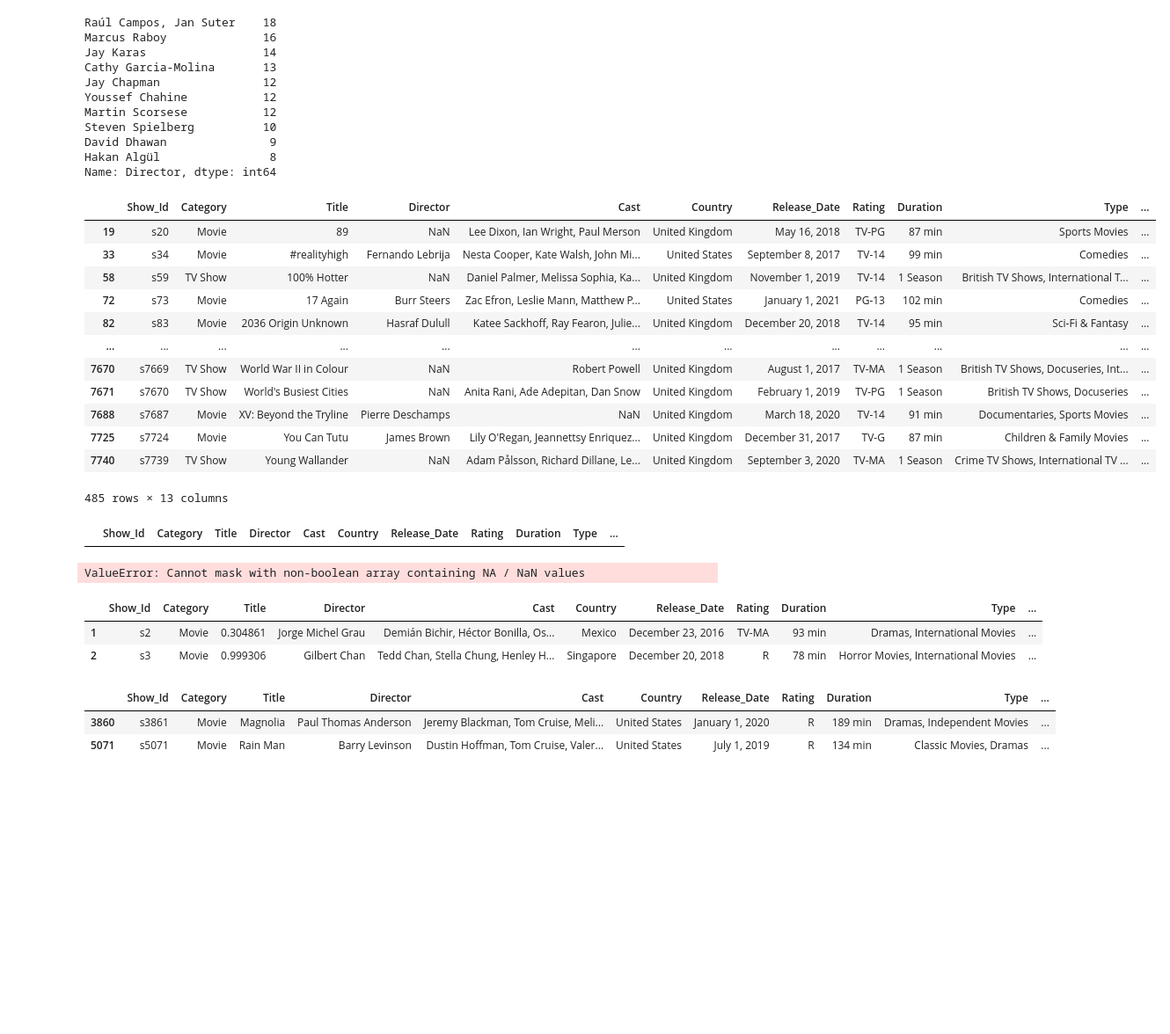
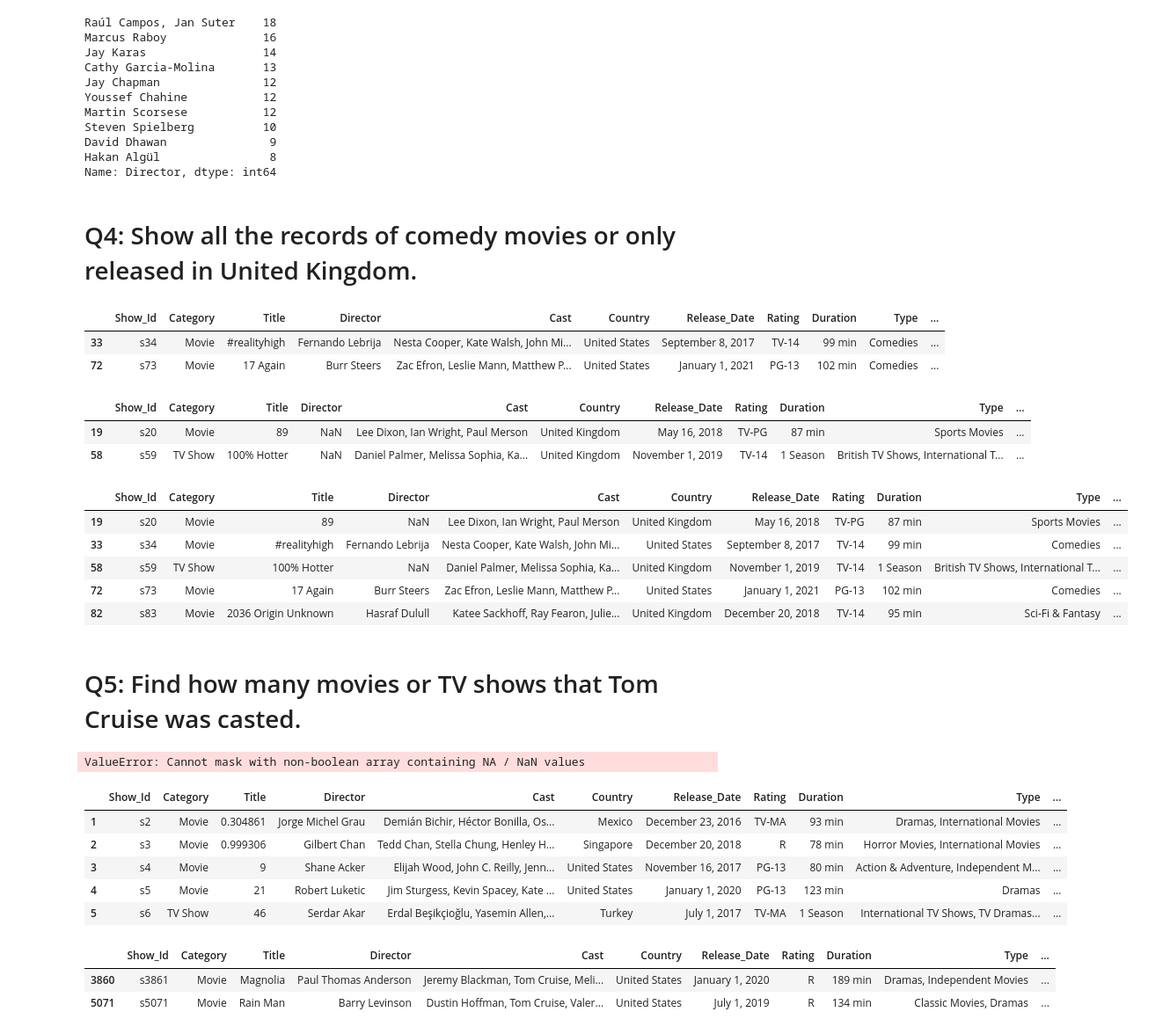
Before and after one commit to LIlyann24/Netflx_Dataset, a Jupyter notebook: Netflix_Dataset.ipynb, the cells around one changed output. Shown: that part at 88% size. Cells and saved outputs as stored; diff of their text form; code cells hidden in the pictures; blank space fills up the shorter version.

```diff
--- a/Netflix_Dataset.ipynb
+++ b/Netflix_Dataset.ipynb
@@ -297,25 +174,31 @@ Steven Spielberg          10
 David Dhawan               9
 Hakan Algül                8
 Name: Director, dtype: int64
+# %% [markdown]
+# Q4: Show all the records of comedy movies or only released in United Kingdom.
 # %%
-##condition1: movies and comedies, condition2: united kingdom
-data[(data['Category'] == 'Movie') & (data['Type'] == 'Comedies') | (data['Country'] == 'United Kingdom') ]
+mask1 = (data['Category'] == 'Movie') & (data['Type'] == 'Comedies')
+data[mask1].head(2)
 # %% [output]
 |  | Show_Id | Category | Title | Director | Cast | Country | Release_Date | Rating | Duration | Type | ... |
-| 19 | s20 | Movie | 89 | NaN | Lee Dixon, Ian Wright, Paul Merson | United Kingdom | May 16, 2018 | TV-PG | 87 min | Sports Movies | ... |
 | 33 | s34 | Movie | #realityhigh | Fernando Lebrija | Nesta Cooper, Kate Walsh, John Mi... | United States | September 8, 2017 | TV-14 | 99 min | Comedies | ... |
-| 58 | s59 | TV Show | 100% Hotter | NaN | Daniel Palmer, Melissa Sophia, Ka... | United Kingdom | November 1, 2019 | TV-14 | 1 Season | British TV Shows, International T... | ... |
 | 72 | s73 | Movie | 17 Again | Burr Steers | Zac Efron, Leslie Mann, Matthew P... | United States | January 1, 2021 | PG-13 | 102 min | Comedies | ... |
-| 82 | s83 | Movie | 2036 Origin Unknown | Hasraf Dulull | Katee Sackhoff, Ray Fearon, Julie... | United Kingdom | December 20, 2018 | TV-14 | 95 min | Sci-Fi & Fantasy | ... |
-| ... | ... | ... | ... | ... | ... | ... | ... | ... | ... | ... | ... |
-| 7670 | s7669 | TV Show | World War II in Colour | NaN | Robert Powell | United Kingdom | August 1, 2017 | TV-MA | 1 Season | British TV Shows, Docuseries, Int... | ... |
-| 7671 | s7670 | TV Show | World's Busiest Cities | NaN | Anita Rani, Ade Adepitan, Dan Snow | United Kingdom | February 1, 2019 | TV-PG | 1 Season | British TV Shows, Docuseries | ... |
-| 7688 | s7687 | Movie | XV: Beyond the Tryline | Pierre Deschamps | NaN | United Kingdom | March 18, 2020 | TV-14 | 91 min | Documentaries, Sports Movies | ... |
-| 7725 | s7724 | Movie | You Can Tutu | James Brown | Lily O'Regan, Jeannettsy Enriquez... | United Kingdom | December 31, 2017 | TV-G | 87 min | Children & Family Movies | ... |
-| 7740 | s7739 | TV Show | Young Wallander | NaN | Adam Pålsson, Richard Dillane, Le... | United Kingdom | September 3, 2020 | TV-MA | 1 Season | Crime TV Shows, International TV ... | ... |
-485 rows × 13 columns
-# %%
-data[data['Cast'] == 'Tom Cruise']
-# %% [output]
-|  | Show_Id | Category | Title | Director | Cast | Country | Release_Date | Rating | Duration | Type | ... |
+# %%
+mask2 = data['Country'] == 'United Kingdom'
+data[mask2].head(2)
+# %% [output]
+|  | Show_Id | Category | Title | Director | Cast | Country | Release_Date | Rating | Duration | Type | ... |
+| 19 | s20 | Movie | 89 | NaN | Lee Dixon, Ian Wright, Paul Merson | United Kingdom | May 16, 2018 | TV-PG | 87 min | Sports Movies | ... |
+| 58 | s59 | TV Show | 100% Hotter | NaN | Daniel Palmer, Melissa Sophia, Ka... | United Kingdom | November 1, 2019 | TV-14 | 1 Season | British TV Shows, International T... | ... |
+# %%
+data[mask1 | mask2].head(5)
+# %% [output]
+|  | Show_Id | Category | Title | Director | Cast | Country | Release_Date | Rating | Duration | Type | ... |
+| 19 | s20 | Movie | 89 | NaN | Lee Dixon, Ian Wright, Paul Merson | United Kingdom | May 16, 2018 | TV-PG | 87 min | Sports Movies | ... |
+| 33 | s34 | Movie | #realityhigh | Fernando Lebrija | Nesta Cooper, Kate Walsh, John Mi... | United States | September 8, 2017 | TV-14 | 99 min | Comedies | ... |
+| 58 | s59 | TV Show | 100% Hotter | NaN | Daniel Palmer, Melissa Sophia, Ka... | United Kingdom | November 1, 2019 | TV-14 | 1 Season | British TV Shows, International T... | ... |
+| 72 | s73 | Movie | 17 Again | Burr Steers | Zac Efron, Leslie Mann, Matthew P... | United States | January 1, 2021 | PG-13 | 102 min | Comedies | ... |
+| 82 | s83 | Movie | 2036 Origin Unknown | Hasraf Dulull | Katee Sackhoff, Ray Fearon, Julie... | United Kingdom | December 20, 2018 | TV-14 | 95 min | Sci-Fi & Fantasy | ... |
+# %% [markdown]
+# Q5: Find how many movies or TV shows that Tom Cruise was casted.
 # %%
@@ -323,13 +207,17 @@ data[data['Cast'].str.contains('Tom Cruise')]
 # %% [output]
 ValueError: Cannot mask with non-boolean array containing NA / NaN values
 # %%
+##Create a new dataframe "data_new" to present the result without changing the original dataframe.
 ##Drops the rolls that contains all or any missing values
 data_new = data.dropna()
-data_new.head(2)
+data_new.head()
 # %% [output]
 |  | Show_Id | Category | Title | Director | Cast | Country | Release_Date | Rating | Duration | Type | ... |
 | 1 | s2 | Movie | 0.304861 | Jorge Michel Grau | Demián Bichir, Héctor Bonilla, Os... | Mexico | December 23, 2016 | TV-MA | 93 min | Dramas, International Movies | ... |
 | 2 | s3 | Movie | 0.999306 | Gilbert Chan | Tedd Chan, Stella Chung, Henley H... | Singapore | December 20, 2018 | R | 78 min | Horror Movies, International Movies | ... |
+| 3 | s4 | Movie | 9 | Shane Acker | Elijah Wood, John C. Reilly, Jenn... | United States | November 16, 2017 | PG-13 | 80 min | Action & Adventure, Independent M... | ... |
+| 4 | s5 | Movie | 21 | Robert Luketic | Jim Sturgess, Kevin Spacey, Kate ... | United States | January 1, 2020 | PG-13 | 123 min | Dramas | ... |
+| 5 | s6 | TV Show | 46 | Serdar Akar | Erdal Beşikçioğlu, Yasemin Allen,... | Turkey | July 1, 2017 | TV-MA | 1 Season | International TV Shows, TV Dramas... | ... |
 # %%
 data_new[data_new['Cast'].str.contains('Tom Cruise')]
 # %% [output]
```
Also changed, not shown: parts of 44 cells of this notebook.
